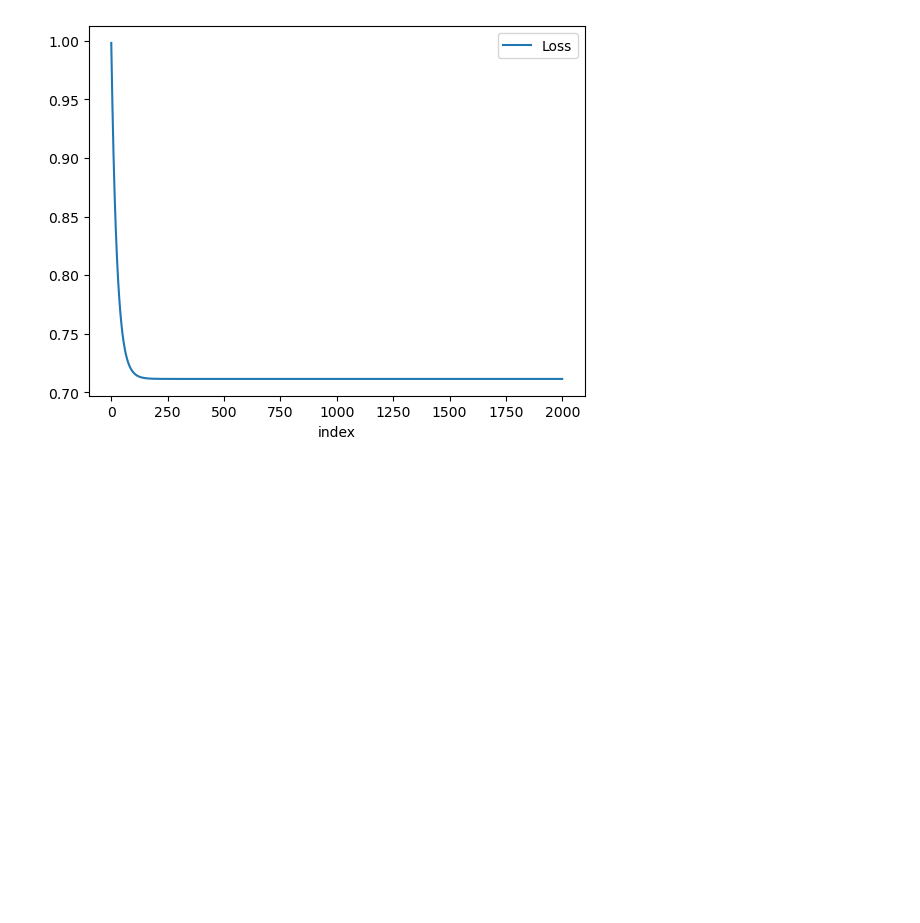
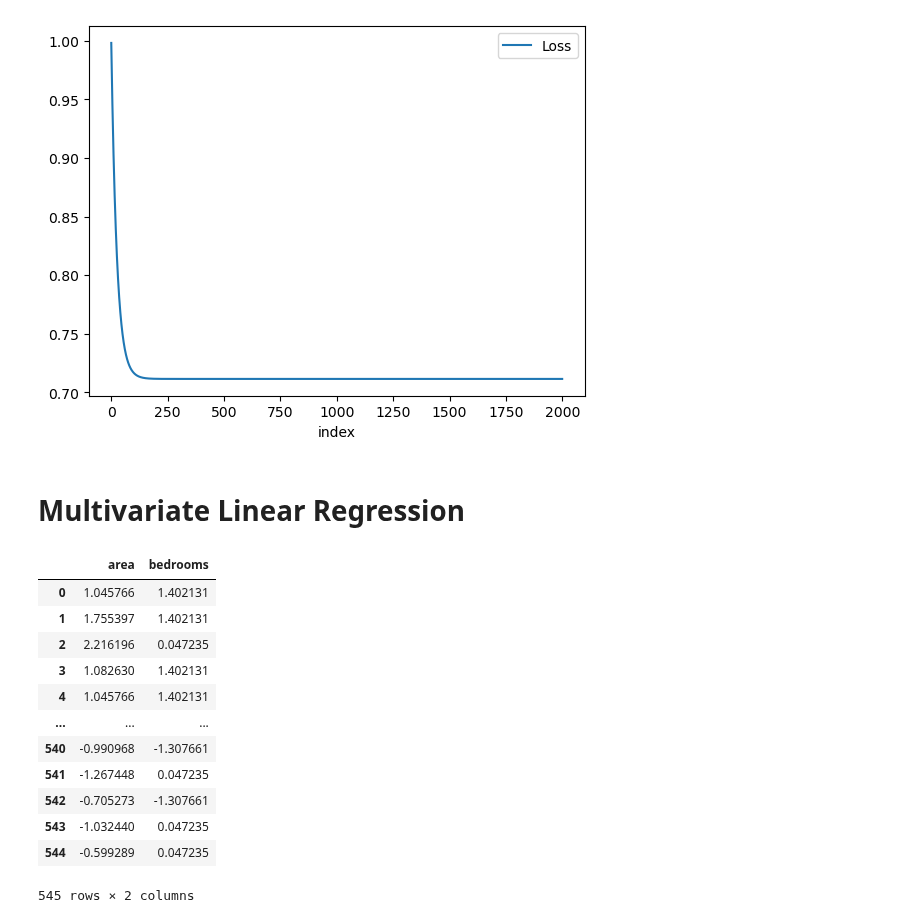
Before and after one commit to HayBeeCoder/ai, a Jupyter notebook: dl-with-real-life-projects-coursera/gradient descent.ipynb, the cells around one changed output. Saved outputs shown, nothing was run; the diff lists cells and outputs as text; code cells hidden in the pictures; blank space fills up the shorter version.

```diff
--- a/dl-with-real-life-projects-coursera/gradient descent.ipynb
+++ b/dl-with-real-life-projects-coursera/gradient descent.ipynb
@@ -250,3 +250,5 @@ gradient.reset_index().plot.line(x="index", y = "Loss")
 # %% [output]
 <Axes: xlabel='index'>
 [figure]
+# %% [markdown]
+# Multivariate Linear Regression
@@ -252,0 +259,16 @@ gradient.reset_index().plot.line(x="index", y = "Loss")
+# %%
+X
+# %% [output]
+|  | area | bedrooms |
+| 0 | 1.045766 | 1.402131 |
+| 1 | 1.755397 | 1.402131 |
+| 2 | 2.216196 | 0.047235 |
+| 3 | 1.082630 | 1.402131 |
+| 4 | 1.045766 | 1.402131 |
+| ... | ... | ... |
+| 540 | -0.990968 | -1.307661 |
+| 541 | -1.267448 | 0.047235 |
+| 542 | -0.705273 | -1.307661 |
+| 543 | -1.032440 | 0.047235 |
+| 544 | -0.599289 | 0.047235 |
+545 rows × 2 columns
```
Also changed, not shown: parts of 8 cells of this notebook.
